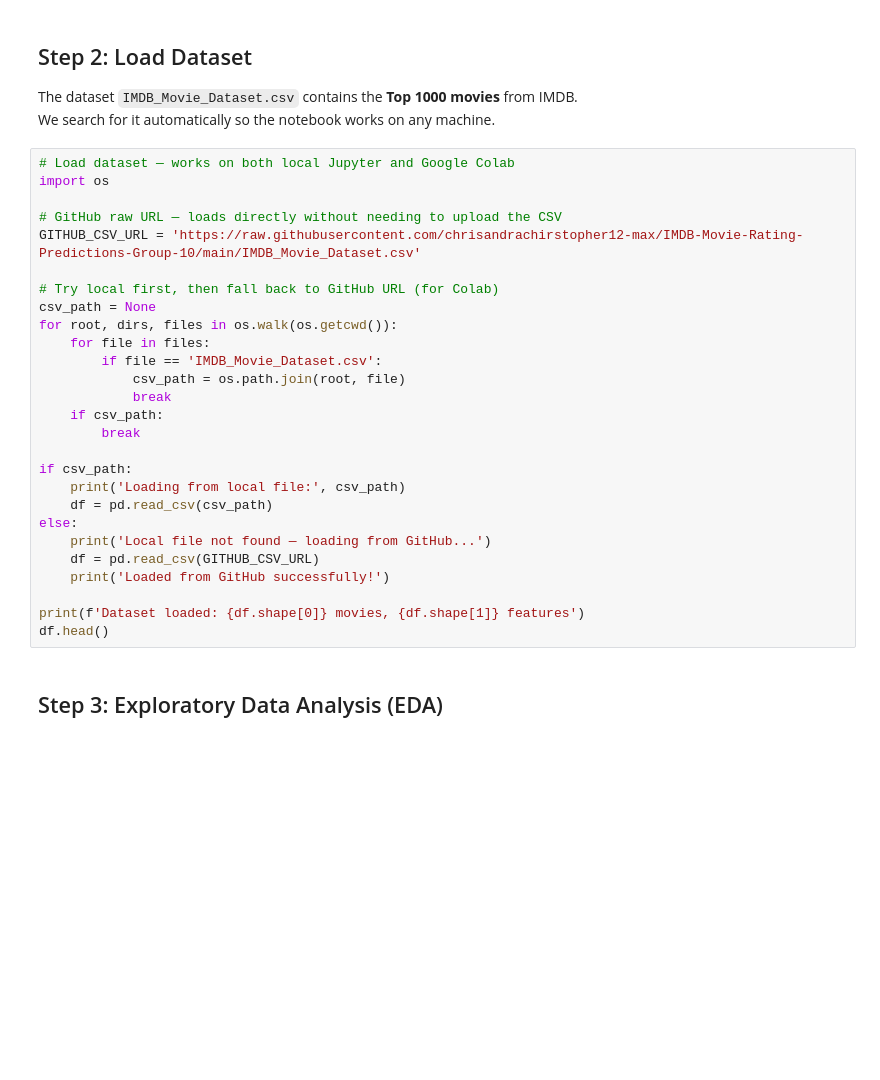
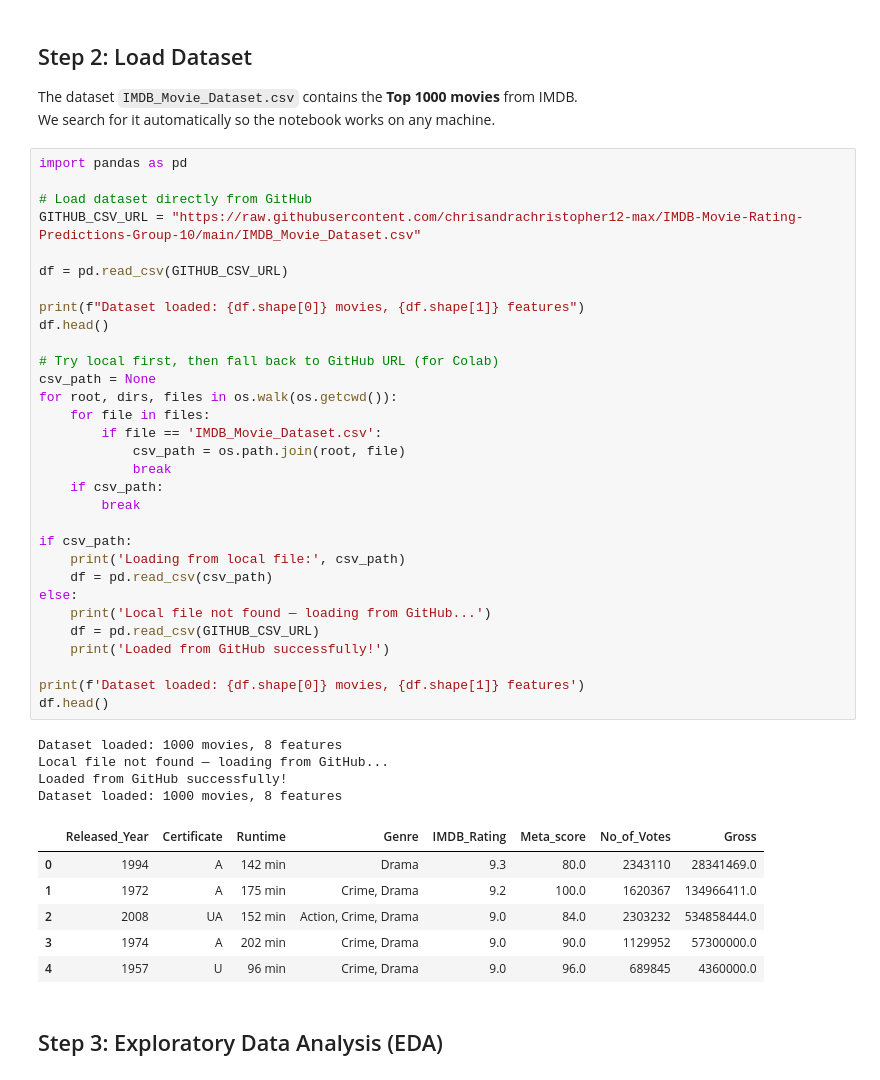
Before and after one commit to chrisandrachristopher12-max/IMDB-Movie-Rating-Predictions-Group-10, a Jupyter notebook: IMDB_Movie_Rating_Prediction_Group10.ipynb, the cells around one changed output. Cells and saved outputs as stored; diff of their text form; blank space fills up the shorter version.

```diff
--- a/IMDB_Movie_Rating_Prediction_Group10.ipynb
+++ b/IMDB_Movie_Rating_Prediction_Group10.ipynb
@@ -55,32 +60,47 @@ print(f'Random state set to: {RANDOM_STATE}')
 The dataset `IMDB_Movie_Dataset.csv` contains the **Top 1000 movies** from IMDB.
 We search for it automatically so the notebook works on any machine.
 # %%
-# Load dataset — works on both local Jupyter and Google Colab
-import os
+import pandas as pd
 
-# GitHub raw URL — loads directly without needing to upload the CSV
-GITHUB_CSV_URL = 'https://raw.githubusercontent.com/chrisandrachirstopher12-max/IMDB-Movie-Rating-Predictions-Group-10/main/IMDB_Movie_Dataset.csv'
+# Load dataset directly from GitHub
+GITHUB_CSV_URL = "https://raw.githubusercontent.com/chrisandrachristopher12-max/IMDB-Movie-Rating-Predictions-Group-10/main/IMDB_Movie_Dataset.csv"
+
+df = pd.read_csv(GITHUB_CSV_URL)
+
+print(f"Dataset loaded: {df.shape[0]} movies, {df.shape[1]} features")
+df.head()
 
 # Try local first, then fall back to GitHub URL (for Colab)
 csv_path = None
 for root, dirs, files in os.walk(os.getcwd()):
     for file in files:
         if file == 'IMDB_Movie_Dataset.csv':
             csv_path = os.path.join(root, file)
             break
     if csv_path:
         break
 
 if csv_path:
     print('Loading from local file:', csv_path)
     df = pd.read_csv(csv_path)
 else:
     print('Local file not found — loading from GitHub...')
     df = pd.read_csv(GITHUB_CSV_URL)
     print('Loaded from GitHub successfully!')
 
 print(f'Dataset loaded: {df.shape[0]} movies, {df.shape[1]} features')
 df.head()
+# %% [output]
+Dataset loaded: 1000 movies, 8 features
+Local file not found — loading from GitHub...
+Loaded from GitHub successfully!
+Dataset loaded: 1000 movies, 8 features
+|  | Released_Year | Certificate | Runtime | Genre | IMDB_Rating | Meta_score | No_of_Votes | Gross |
+| 0 | 1994 | A | 142 min | Drama | 9.3 | 80.0 | 2343110 | 28341469.0 |
+| 1 | 1972 | A | 175 min | Crime, Drama | 9.2 | 100.0 | 1620367 | 134966411.0 |
+| 2 | 2008 | UA | 152 min | Action, Crime, Drama | 9.0 | 84.0 | 2303232 | 534858444.0 |
+| 3 | 1974 | A | 202 min | Crime, Drama | 9.0 | 90.0 | 1129952 | 57300000.0 |
+| 4 | 1957 | U | 96 min | Crime, Drama | 9.0 | 96.0 | 689845 | 4360000.0 |
 # %% [markdown]
 ## Step 3: Exploratory Data Analysis (EDA)
 # %%
```
Also changed, not shown: parts of 25 cells of this notebook.
